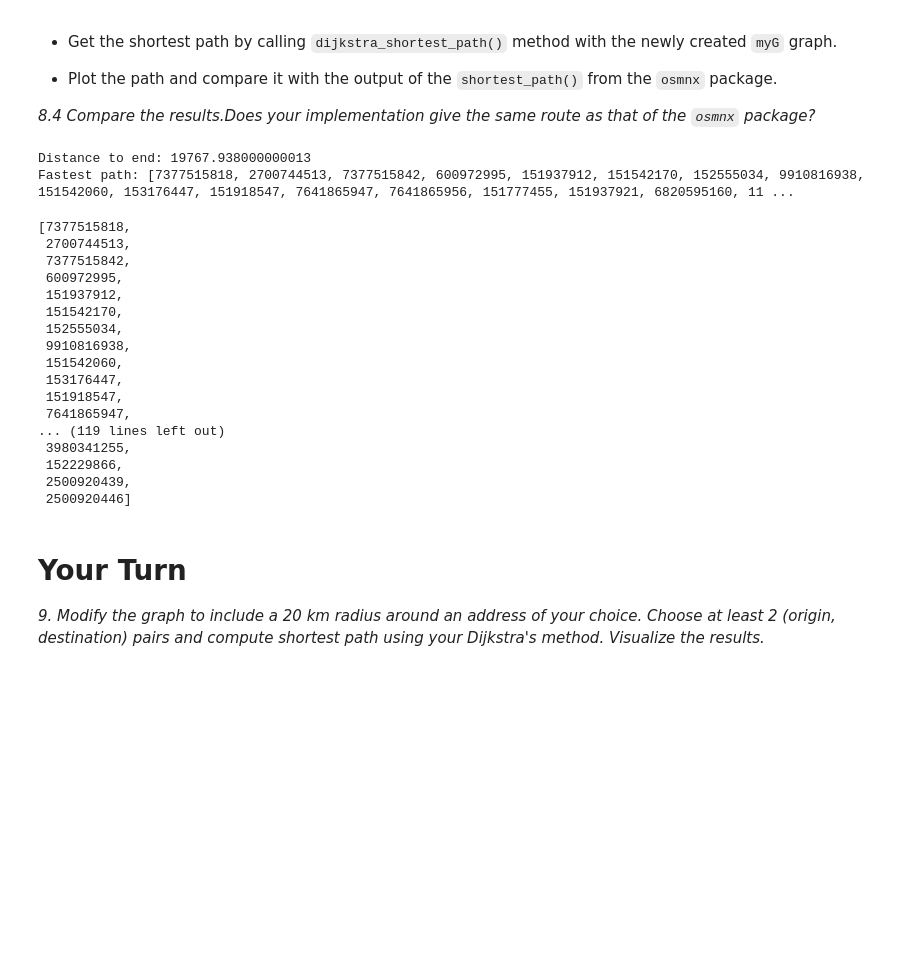
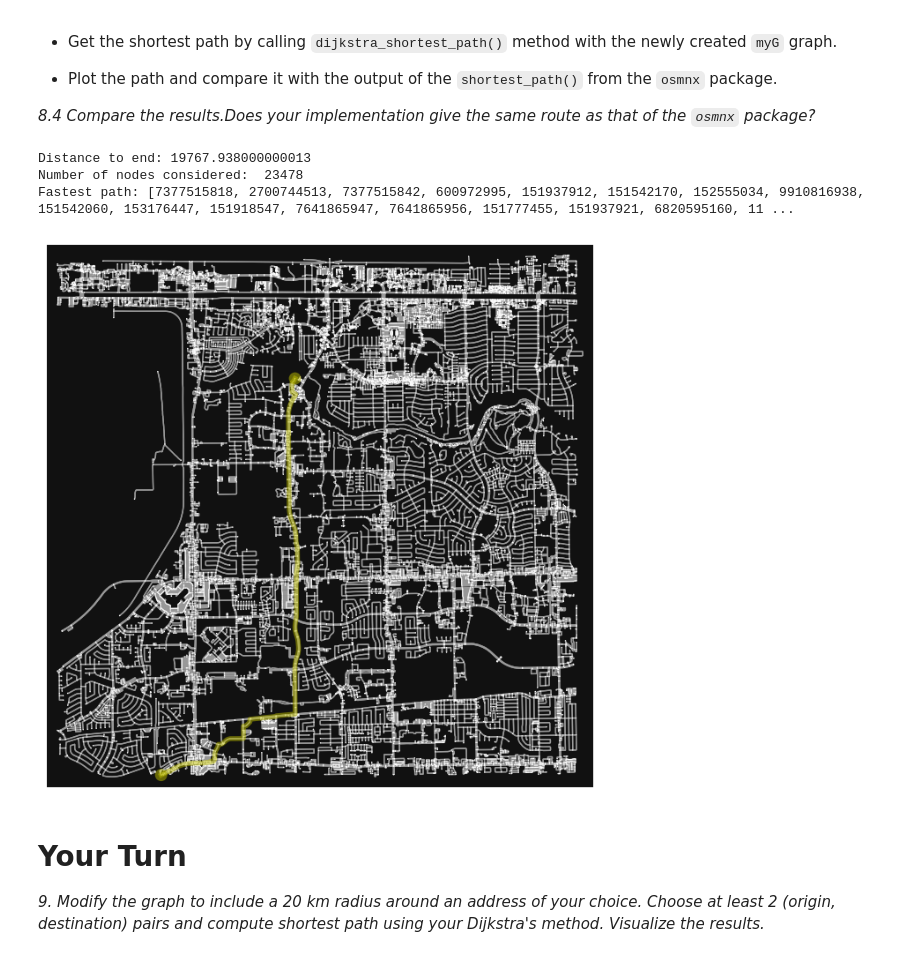
Before and after one commit to Saxon-account/vhs-intro-ai, a Jupyter notebook: road_network_analysis_1_1.ipynb, the cells around one changed output. Cells and saved outputs as stored; diff of their text form; code cells hidden in the pictures; blank space fills up the shorter version.

```diff
--- a/road_network_analysis_1_1.ipynb
+++ b/road_network_analysis_1_1.ipynb
@@ -385,39 +398,28 @@ destination = (29.772202824267573, -95.62506523803509) # Point B
 origin_node = ox.distance.nearest_nodes(G_walk, X=origin[1], Y=-origin[0])
 destination_node = ox.distance.nearest_nodes(G_walk, X=destination[1], Y=destination[0])
 
+# Initialize your graph
 myG = GraphL(directed=True)
 
-neighborList= []
+
 for node in G_walk.nodes():
-    # add node using your add_node() method
+    neighborList = []  # Reset neighborList for each node
+
+    # Iterate over the neighbors of the current node
     for neighbor, data in G_walk[node].items():
         for edge_data in data.values():
-            weight = edge_data.get('length', 1)  # Assuming 'length' is the edge attribute
-            myG.add_edge(node, neighbor, weight) #myG.add_edge(node, neighbor, weight) # add edge using your add_edge() method
+            # Get the weight (distance/length) of the edge
+            weight = edge_data.get('length', 1)  # Default to 1 if no 'length' attribute
+            myG.add_edge(node, neighbor, weight)
             neighborList.append((neighbor, weight))
-    myG.add_node(neighborList)
-# %%
-myG.dijkstras_shortest_path(origin_node, destination_node)
-# %% [output]
-Distance to end: 19767.938000000013
-Fastest path: [7377515818, 2700744513, 7377515842, 600972995, 151937912, 151542170, 152555034, 9910816938, 151542060, 153176447, 151918547, 7641865947, 7641865956, 151777455, 151937921, 6820595160, 11 ...
-[7377515818,
- 2700744513,
- 7377515842,
- 600972995,
- 151937912,
- 151542170,
- 152555034,
- 9910816938,
- 151542060,
- 153176447,
- 151918547,
- 7641865947,
-... (119 lines left out)
- 3980341255,
- 152229866,
- 2500920439,
- 2500920446]
+# %%
+routeList = myG.dijkstras_shortest_path(origin_node, destination_node)
+fig, ax = ox.plot_graph_route(G_walk, routeList, route_color="y", node_size=1)
+# %% [output]
+Distance to end: 19767.938000000013
+Number of nodes considered:  23478
+Fastest path: [7377515818, 2700744513, 7377515842, 600972995, 151937912, 151542170, 152555034, 9910816938, 151542060, 153176447, 151918547, 7641865947, 7641865956, 151777455, 151937921, 6820595160, 11 ...
+[figure, added]
 # %% [markdown]
 # Your Turn
 *9. Modify the graph to include a 20 km radius around an address of your choice. Choose at least 2 (origin, destination) pairs and compute shortest path using your Dijkstra's method. Visualize the results.*
```
Also changed, not shown: parts of 7 cells of this notebook.
